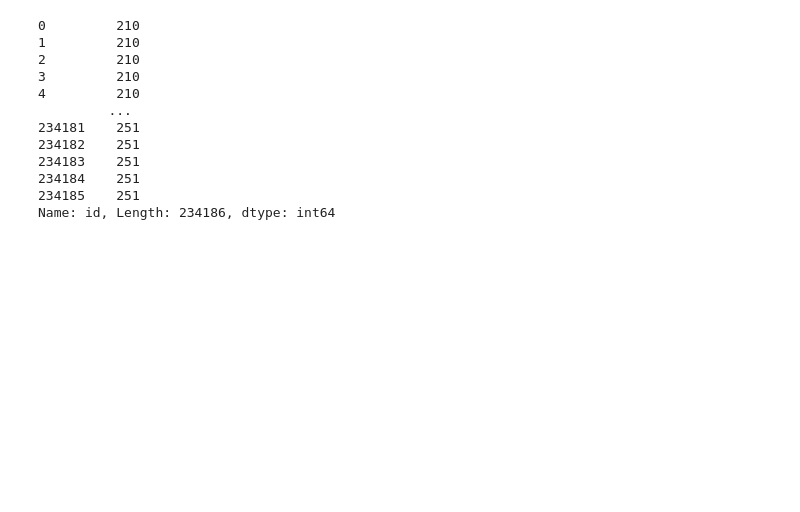
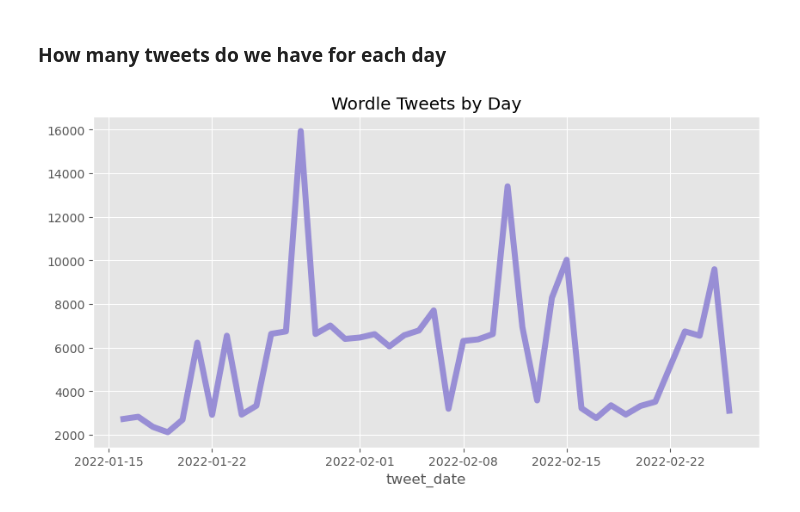
Before and after one commit to amanita4t/Wordle-Twitter-Analysis, a Jupyter notebook: main.ipynb, the cells around one changed output. Cells and saved outputs as stored; diff of their text form; code cells hidden in the pictures; blank space fills up the shorter version.

Commit message:
Number of tweets and attempts visualized

```diff
--- a/main.ipynb
+++ b/main.ipynb
@@ -29,21 +20,19 @@ tweets.head()
 # %%
-tweets['tweet_datetime'] = pd.to_datetime(tweets['tweet_date'])
-tweets['tweet_date'] = tweets['tweet_datetime'].dt.date
-tweets['wordle_id'] = tweets['tweet_text'].str[:10]
-tweets['n_attempts'] = tweets['tweet_text'].str[11].astype('int')
+def process_tweets(tweets):
+    tweets['tweet_datetime'] = pd.to_datetime(tweets['tweet_date'])
+    tweets['tweet_date'] = tweets['tweet_datetime'].dt.date
+    tweets['wordle_id'] = tweets['tweet_text'].str[:10]
+    tweets['n_attempts'] = tweets['tweet_text'].str[11].astype('int')
+    tweets['id'] = tweets['tweet_text'].str[7:10].astype('int')
+    return tweets
+tweets = process_tweets(tweets)
+# %% [markdown]
+### How many tweets do we have for each day
 # %%
-tweets['id'] = tweets['tweet_text'].str[7:10].astype('int')
-tweets['id']
+tweets_per_day = tweets['tweet_date'].value_counts().sort_index()
+tweets_per_day.plot(figsize=(10, 5),
+                    title='Wordle Tweets by Day',
+                    color= color_pal[2], lw=5 )
+plt.show()
 # %% [output]
-0         210
-1         210
-2         210
-3         210
-4         210
-         ...
-234181    251
-234182    251
-234183    251
-234184    251
-234185    251
-Name: id, Length: 234186, dtype: int64
+[figure, added]
```
Also changed, not shown: parts of 7 cells of this notebook.
